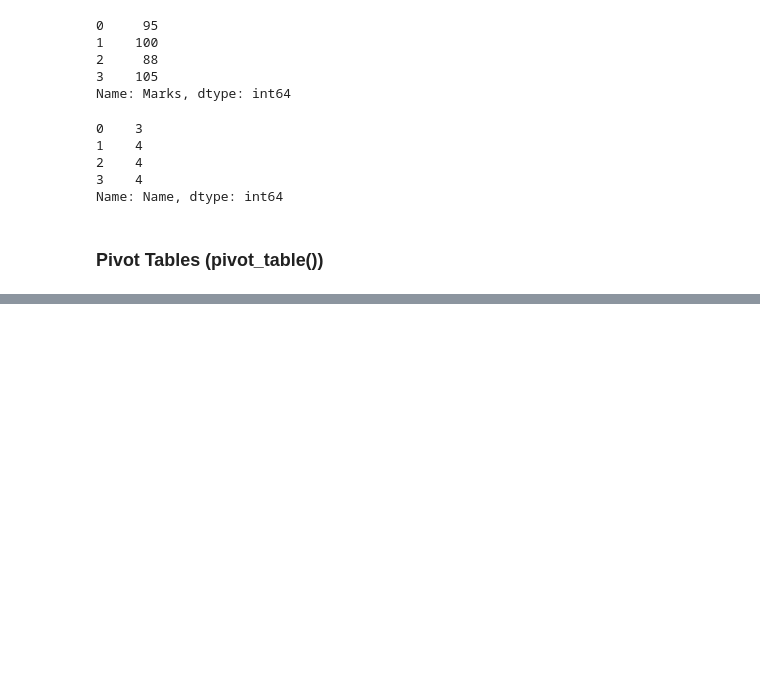
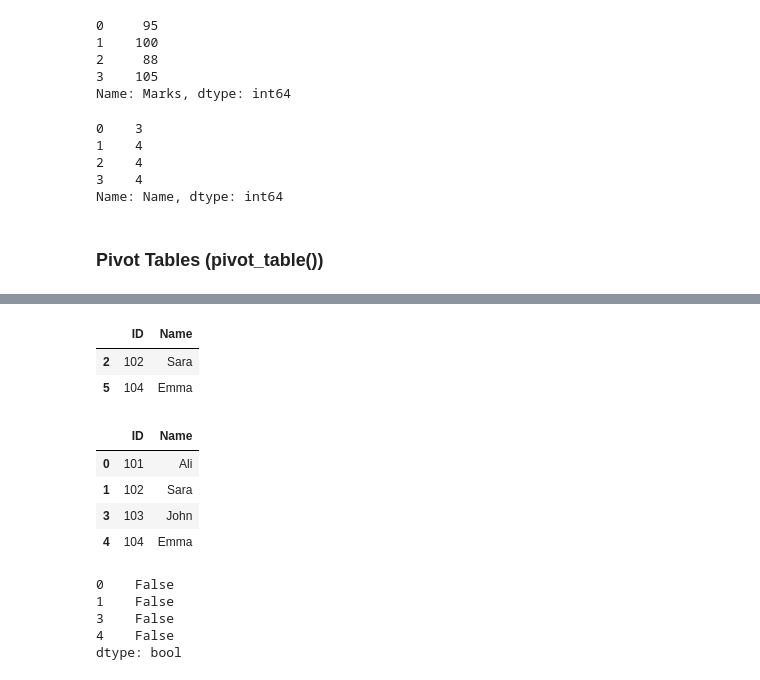
Before and after one commit to Sumaira-K/Python-Libraries, a Jupyter notebook: Pandas/Pandas_practice.ipynb, the cells around one changed output, grey strips where cells are left out. Saved outputs shown, nothing was run; the diff lists cells and outputs as text; code cells hidden in the pictures; blank space fills up the shorter version.

```diff
--- a/Pandas/Pandas_practice.ipynb
+++ b/Pandas/Pandas_practice.ipynb
@@ -1192,0 +1349,11 @@ Name: Name, dtype: int64
+# %%
+import pandas as pd
+
+data = {
+    "ID": [101,102,102,103,104,104],
+    "Name": ["Ali","Sara","Sara","John","Emma","Emma"]
+}
+
+df = pd.DataFrame(data)
+
+print(df)
@@ -1192,0 +1368,14 @@ Name: Name, dtype: int64
+# %%
+df[df.duplicated()]
+# %% [output]
+|  | ID | Name |
+| 2 | 102 | Sara |
+| 5 | 104 | Emma |
+# %%
+df.drop_duplicates()
+# %% [output]
+|  | ID | Name |
+| 0 | 101 | Ali |
+| 1 | 102 | Sara |
+| 3 | 103 | John |
+| 4 | 104 | Emma |
@@ -1192,0 +1384,8 @@ Name: Name, dtype: int64
+# %%
+df.duplicated(subset="Name")
+# %% [output]
+0    False
+1    False
+3    False
+4    False
+dtype: bool
```
Also changed, not shown: parts of 49 cells of this notebook.
